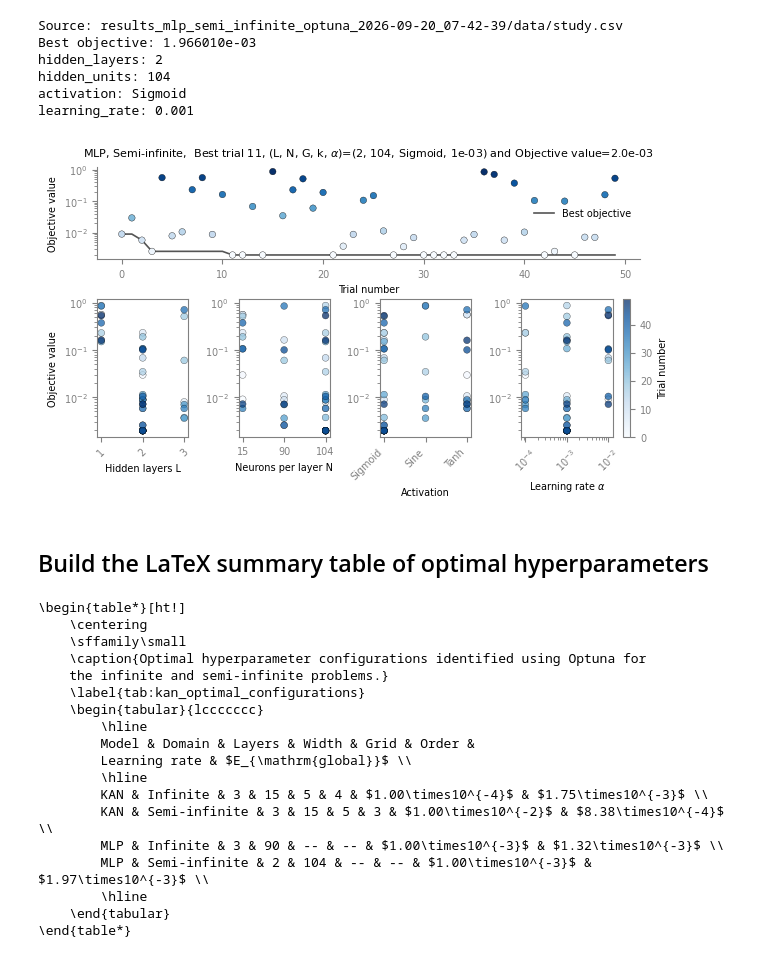
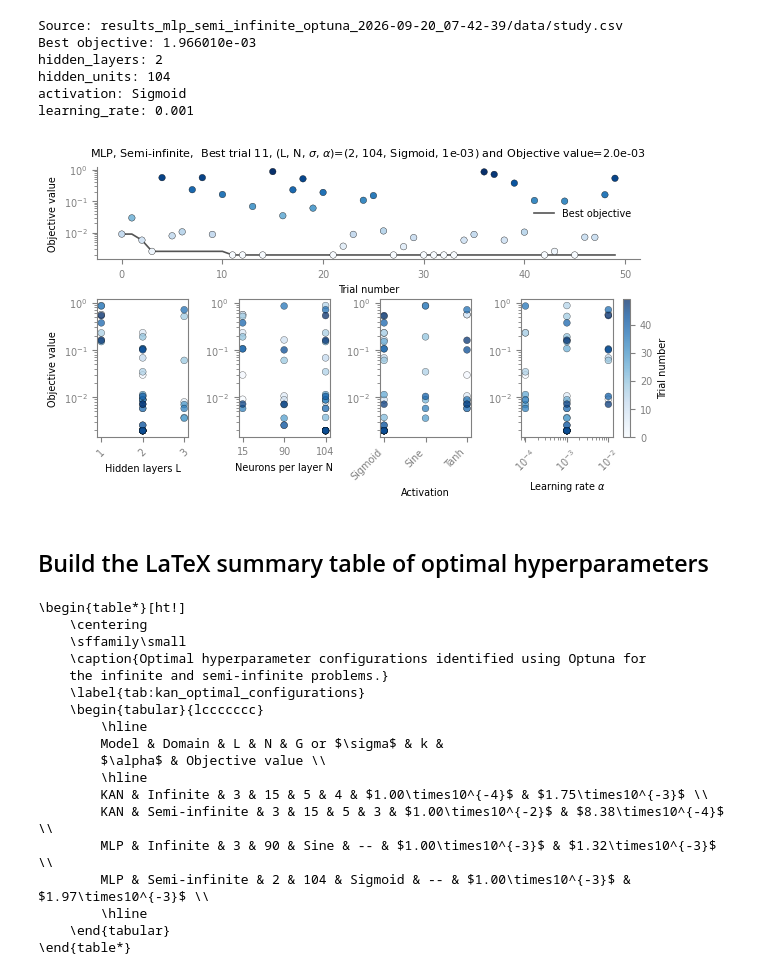
Before and after one commit to oscar-rincon/unbounded-domains, a Jupyter notebook: main/02_hyperparameter_tunning/09_mlp_semi_infinite_domain_optimization_plot.ipynb, the cells around one changed output. Saved outputs shown, nothing was run; the diff lists cells and outputs as text; code cells hidden in the pictures.

```diff
--- a/main/02_hyperparameter_tunning/09_mlp_semi_infinite_domain_optimization_plot.ipynb
+++ b/main/02_hyperparameter_tunning/09_mlp_semi_infinite_domain_optimization_plot.ipynb
@@ -53,7 +53,7 @@ ax_history.plot(trials["number"], best_values, color="#555555", linewidth=1.2, l
 ax_history.scatter(trials["number"], trials["objective"], c=trials["objective"], cmap="Blues", norm=objective_norm, edgecolors="black", linewidths=0.25, s=22, zorder=2)
 best_configuration = (
     f"MLP, Semi-infinite,  Best trial {int(best_trial['number'])}, "
-    f"(L, N, G, k, $\\alpha$)=({int(best_trial['params_hidden_layers'])},"
+    f"(L, N, $\sigma$, $\\alpha$)=({int(best_trial['params_hidden_layers'])},"
     f" {int(best_trial['params_hidden_units'])},"
     f" {best_trial['params_activation']},"
     f" {best_trial['params_learning_rate']:.0e}) and "
@@ -93,34 +93,34 @@ for index, (name, column) in enumerate(parameter_columns.items()):
         axis.set_xticks(range(len(categories)))
         axis.set_xticklabels([str(value) for value in categories])
     else:
         x_values = pd.to_numeric(values)
 
     scatter = axis.scatter(x_values, trials["objective"], c=trials["number"], cmap="Blues", norm=trial_norm, edgecolors="black", linewidths=0.25, alpha=0.75, s=24)
     axis.set_yscale("log")
     axis.set_xlabel(labels[name], fontsize=7)
     if index == 0:
         axis.set_ylabel("Objective value", fontsize=7)
     axis.tick_params(axis="both", which="both", labelsize=7, colors=axis_color)
     for spine in axis.spines.values():
         spine.set_color(axis_color)
     if name == "learning_rate":
         axis.set_xscale("log")
     if name not in {"activation", "hidden_units"} and values.nunique() <= 10:
         axis.set_xticks(sorted(pd.to_numeric(values).unique()))
         axis.tick_params(axis="x", rotation=45)
 
 colorbar = fig.colorbar(scatter, ax=axes, pad=0.02, fraction=0.03)
 colorbar.set_label("Trial number", fontsize=7, color='black')
 colorbar.ax.tick_params(labelsize=7, colors=axis_color)
 colorbar.outline.set_edgecolor(axis_color)
 
 figure_dir = Path("figures")
 figure_dir.mkdir(exist_ok=True)
 plt.savefig(figure_dir / "mlp_semi_infinite_hyperparameter_optimization.svg", dpi=300, bbox_inches="tight")
 plt.savefig(figure_dir / "mlp_semi_infinite_hyperparameter_optimization.pdf", dpi=300, bbox_inches="tight")
 plt.show()
 # %% [output]
-[figure, old version]
+[figure, new version]
 # %% [markdown]
 ## Build the LaTeX summary table of optimal hyperparameters
 # %%
@@ -130,27 +130,34 @@ def sci_notation(value, sig_figs=3):
     return f"${mantissa:.{sig_figs - 1}f}\\times10^{{{exponent}}}$"
 
 
-def best_from_summary_metrics(csv_path):
+def best_from_summary_metrics(csv_path, model_type):
     df = pd.read_csv(csv_path)
     best = df.loc[df["mean_global_error"].idxmin()]
+    # MLP has no grid/spline order, so the grid column shows the activation instead.
+    grid = (
+        str(best["activation"]).replace("()", "")
+        if model_type == "MLP"
+        else ("--" if pd.isna(best["grid_size"]) else int(best["grid_size"]))
+    )
     return {
         "layers": int(best["hidden_layers"]),
         "width": int(best["hidden_units"]),
-        "grid": "--" if pd.isna(best["grid_size"]) else int(best["grid_size"]),
+        "grid": grid,
         "order": "--" if pd.isna(best["spline_order"]) else int(best["spline_order"]),
         "lr": best["adam_lr"],
         "e_global": best["mean_global_error"],
     }
 
 
-def best_from_optuna_study(csv_path):
+def best_from_optuna_study(csv_path, model_type):
     df = pd.read_csv(csv_path)
     df = df[df["state"].eq("COMPLETE")]
     best = df.loc[df["value"].idxmin()]
+    grid = str(best["params_activation"]) if model_type == "MLP" else "--"
     return {
         "layers": int(best["params_hidden_layers"]),
         "width": int(best["params_hidden_units"]),
-        "grid": "--",
+        "grid": grid,
         "order": "--",
         "lr": best["params_learning_rate"],
         "e_global": best["value"],
@@ -159,16 +166,16 @@ def best_from_optuna_study(csv_path):
 
 rows = [
     ("KAN", "Infinite", best_from_summary_metrics(
-        Path("results_kan_infinite_optuna_2026-09-20_01-43-35") / "summary_metrics.csv"
+        Path("results_kan_infinite_optuna_2026-09-20_01-43-35") / "summary_metrics.csv", "KAN"
     )),
     ("KAN", "Semi-infinite", best_from_summary_metrics(
-        Path("results_kan_semi_infinite_optuna_2026-09-20_20-46-49") / "summary_metrics.csv"
+        Path("results_kan_semi_infinite_optuna_2026-09-20_20-46-49") / "summary_metrics.csv", "KAN"
     )),
     ("MLP", "Infinite", best_from_summary_metrics(
-        Path("results_mlp_infinite_optuna_2026-09-20_08-52-35") / "summary_metrics.csv"
+        Path("results_mlp_infinite_optuna_2026-09-20_08-52-35") / "summary_metrics.csv", "MLP"
     )),
     ("MLP", "Semi-infinite", best_from_optuna_study(
-        Path("results_mlp_semi_infinite_optuna_2026-09-20_07-42-39") / "data" / "study_completed_sorted.csv"
+        Path("results_mlp_semi_infinite_optuna_2026-09-20_07-42-39") / "data" / "study_completed_sorted.csv", "MLP"
     )),
 ]
 
@@ -181,8 +188,8 @@ lines = [
     r"    \label{tab:kan_optimal_configurations}",
     r"    \begin{tabular}{lccccccc}",
     r"        \hline",
-    r"        Model & Domain & Layers & Width & Grid & Order &",
-    r"        Learning rate & $E_{\mathrm{global}}$ \\",
+    r"        Model & Domain & L & N & G or $\sigma$ & k &",
+    r"        $\alpha$ & Objective value \\",
     r"        \hline",
 ]
 for model, domain, cfg in rows:
@@ -208,13 +215,13 @@ print(latex_table)
     \label{tab:kan_optimal_configurations}
     \begin{tabular}{lccccccc}
         \hline
-        Model & Domain & Layers & Width & Grid & Order &
-        Learning rate & $E_{\mathrm{global}}$ \\
+        Model & Domain & L & N & G or $\sigma$ & k &
+        $\alpha$ & Objective value \\
         \hline
         KAN & Infinite & 3 & 15 & 5 & 4 & $1.00\times10^{-4}$ & $1.75\times10^{-3}$ \\
         KAN & Semi-infinite & 3 & 15 & 5 & 3 & $1.00\times10^{-2}$ & $8.38\times10^{-4}$ \\
-        MLP & Infinite & 3 & 90 & -- & -- & $1.00\times10^{-3}$ & $1.32\times10^{-3}$ \\
-        MLP & Semi-infinite & 2 & 104 & -- & -- & $1.00\times10^{-3}$ & $1.97\times10^{-3}$ \\
+        MLP & Infinite & 3 & 90 & Sine & -- & $1.00\times10^{-3}$ & $1.32\times10^{-3}$ \\
+        MLP & Semi-infinite & 2 & 104 & Sigmoid & -- & $1.00\times10^{-3}$ & $1.97\times10^{-3}$ \\
         \hline
     \end{tabular}
 \end{table*}
```
Also changed, not shown: 23 other files.
